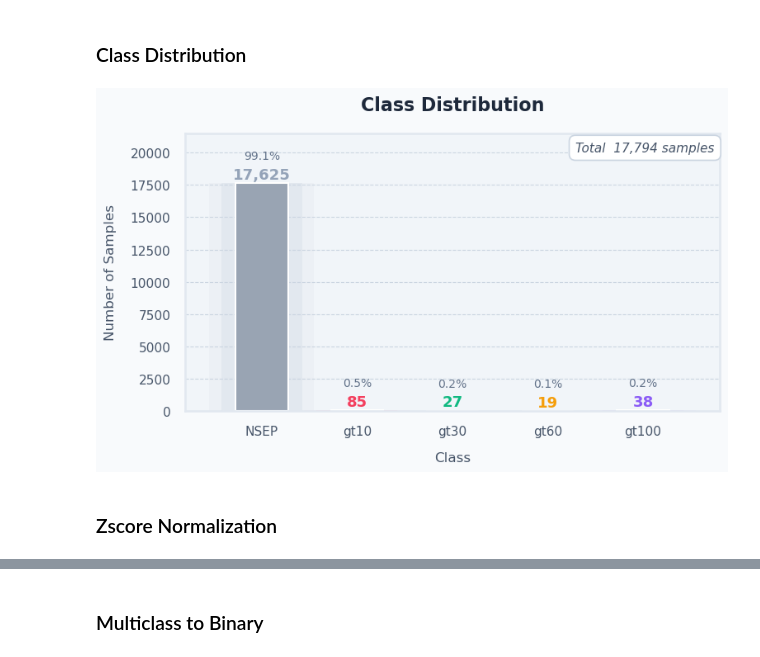
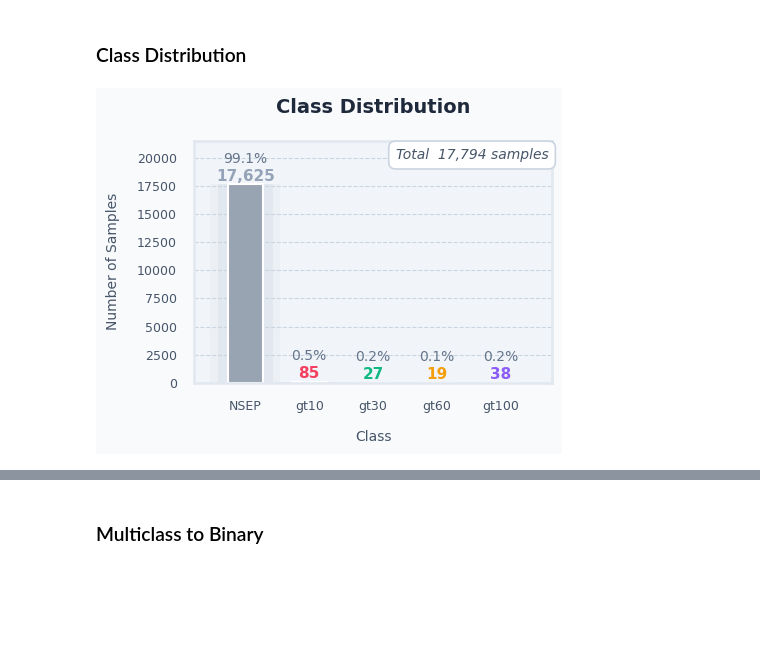
Before and after one commit to samresume/SEP_DataAugmentation, a Jupyter notebook: 1_DataPreparation.ipynb, the cells around one changed output, grey strips where cells are left out. Cells and saved outputs as stored; diff of their text form; code cells hidden in the pictures; blank space fills up the shorter version.

```diff
--- a/1_DataPreparation.ipynb
+++ b/1_DataPreparation.ipynb
@@ -491,7 +559,7 @@ df_plot = pd.DataFrame({
 })
 
 sns.set_theme(style='whitegrid', context='talk', font='DejaVu Sans')
-fig, ax = plt.subplots(figsize=(8, 5))
+fig, ax = plt.subplots(figsize=(5, 4))
 fig.patch.set_facecolor('#F8FAFC')
 ax.set_facecolor('#F1F5F9')
 
@@ -518,41 +586,39 @@ for bar, count, label_id in zip(ax.patches, counts, unique):
         bar.get_height() + total * 0.004,
         f'{count:,}',
         ha='center', va='bottom',
-        fontsize=13, fontweight='bold',
+        fontsize=11, fontweight='bold',
         color=label_colors[label_id],
     )
     ax.text(
         bar.get_x() + bar.get_width() / 2,
         bar.get_height() + total * 0.004 + counts.max() * 0.09,
         f'{pct:.1f}%',
         ha='center', va='bottom',
         fontsize=10, color='#64748B',
     )
 
 ax.yaxis.grid(True, color='#CBD5E1', linewidth=0.8, linestyle='--')
 ax.set_axisbelow(True)
 for spine in ax.spines.values():
     spine.set_color('#E2E8F0')
 
-ax.set_title('Class Distribution', fontsize=16, fontweight='bold',
+ax.set_title('Class Distribution', fontsize=14, fontweight='bold',
              color='#1E293B', pad=20)
-ax.set_xlabel('Class', fontsize=12, color='#475569', labelpad=12)
-ax.set_ylabel('Number of Samples', fontsize=12, color='#475569', labelpad=12)
-ax.tick_params(colors='#475569', labelsize=11)
+ax.set_xlabel('Class', fontsize=10, color='#475569', labelpad=12)
+ax.set_ylabel('Number of Samples', fontsize=10, color='#475569', labelpad=12)
+ax.tick_params(colors='#475569', labelsize=9)
 ax.set_ylim(0, counts.max() * 1.22)
 
 ax.text(0.99, 0.97, f'Total  {total:,} samples',
         transform=ax.transAxes, ha='right', va='top',
-        fontsize=11, color='#475569', fontstyle='italic',
+        fontsize=10, color='#475569', fontstyle='italic',
         bbox=dict(boxstyle='round,pad=0.5', facecolor='white',
                   edgecolor='#CBD5E1', linewidth=1.2))
 
 plt.tight_layout()
 plt.savefig(f'{output_dir}/class_distribution.png', dpi=150,
             bbox_inches='tight', facecolor=fig.get_facecolor())
 plt.show()   # ← display inline
 plt.close()
 # %% [output]
-[figure, old version]
+[figure, new version]
-# %% [markdown]
-### Zscore Normalization
```
Also changed, not shown: parts of 18 cells of this notebook, 12 other files.
